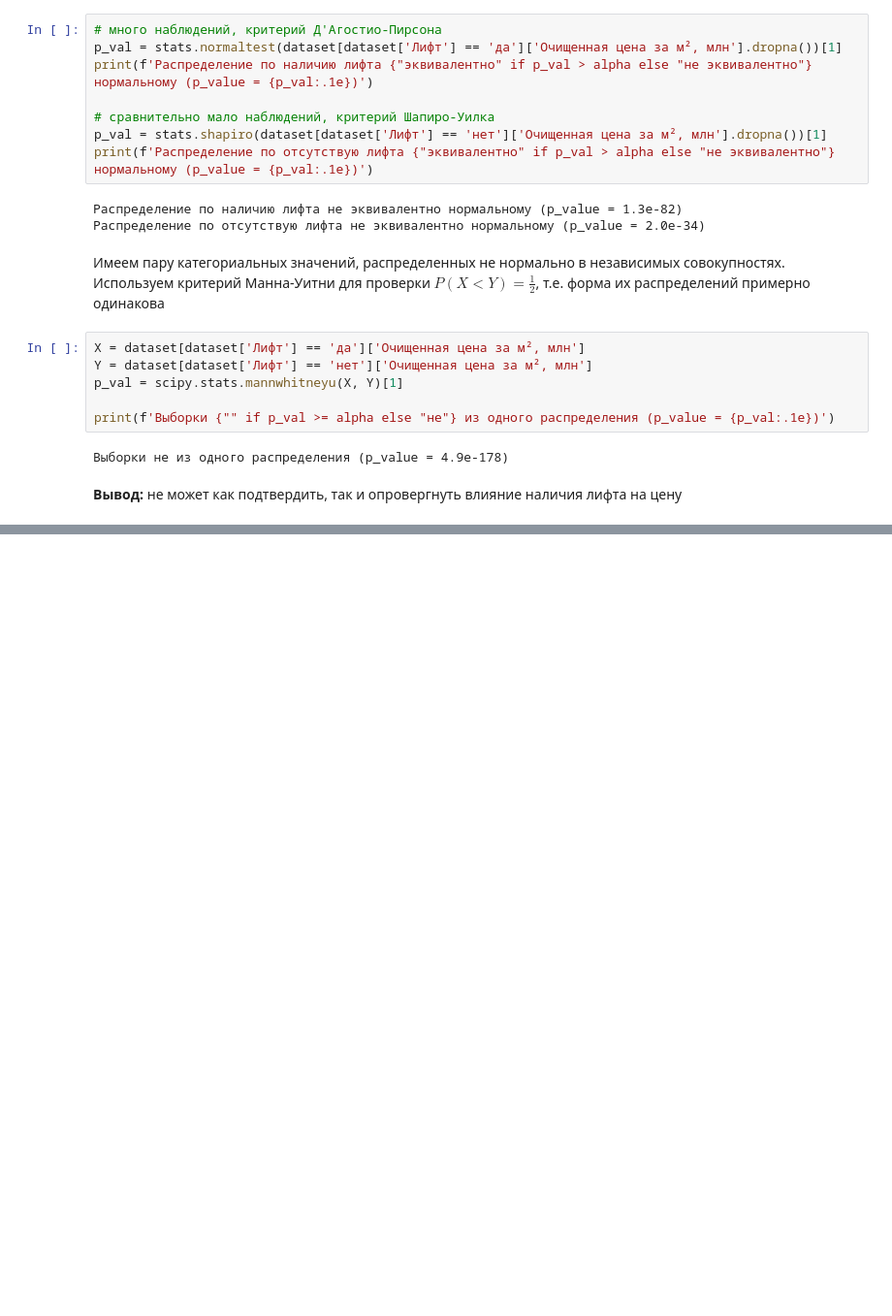
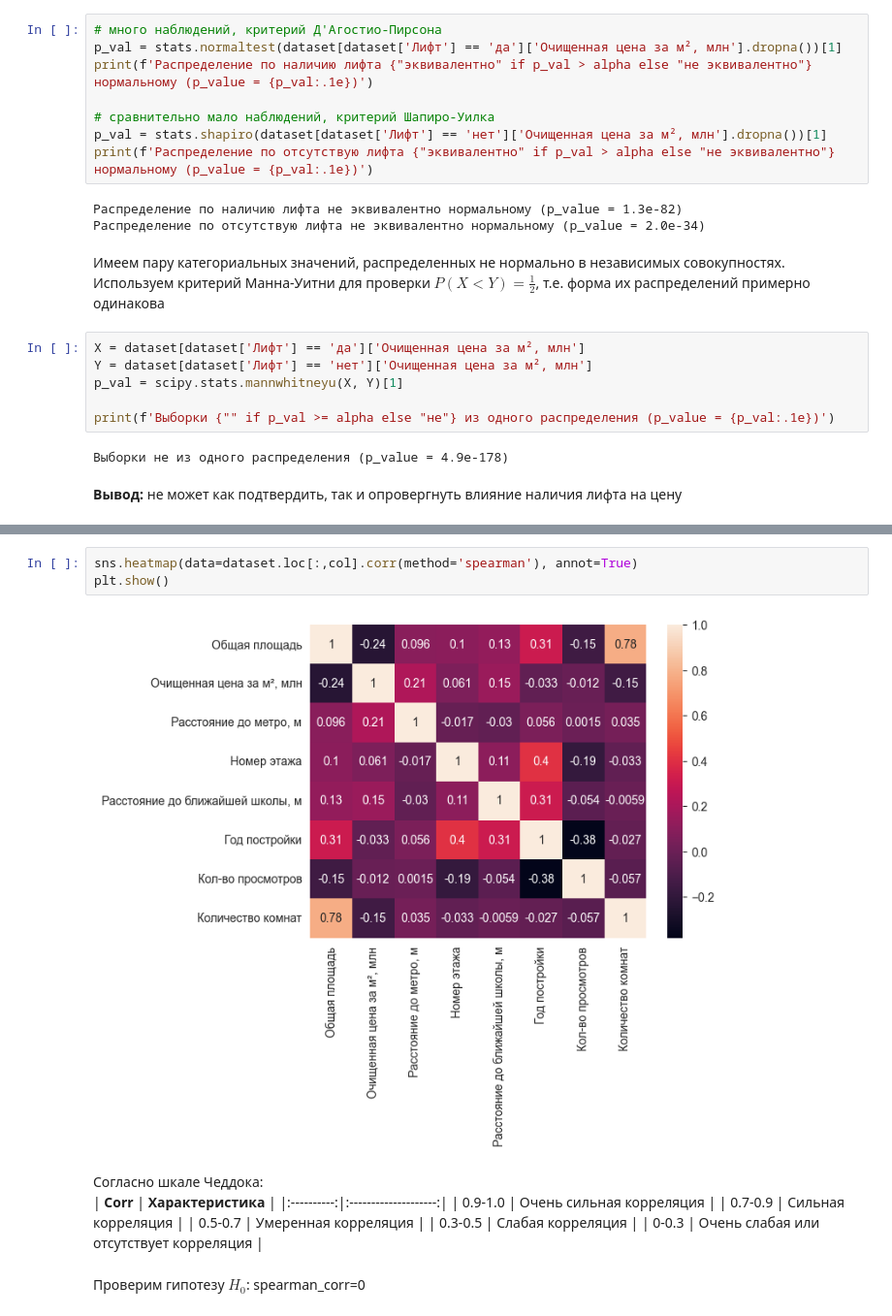
Before and after one commit to Torgovatel/Projects, a Jupyter notebook: DS/moscow-estate-agency-dm/src/main.ipynb, the cells around one changed output, grey strips where cells are left out. Shown at 97% size. Cells and saved outputs as stored; diff of their text form; blank space fills up the shorter version.

```diff
--- a/DS/moscow-estate-agency-dm/src/main.ipynb
+++ b/DS/moscow-estate-agency-dm/src/main.ipynb
@@ -1135,0 +1160,16 @@ print(f'Выборки {"" if p_val >= alpha else "не"} из одного ра
+# %%
+sns.heatmap(data=dataset.loc[:,col].corr(method='spearman'), annot=True)
+plt.show()
+# %% [output]
+[figure, added]
+# %% [markdown]
+Согласно шкале Чеддока:
+|  **Corr**  |  **Характеристика**  |
+|:----------:|:--------------------:|
+|  0.9-1.0   |  Очень сильная корреляция  |
+|  0.7-0.9   |  Сильная корреляция  |
+|  0.5-0.7   |  Умеренная корреляция  |
+|  0.3-0.5   |  Слабая корреляция  |
+|  0-0.3     |  Очень слабая или отсутствует корреляция  |
+# %% [markdown]
+Проверим гипотезу $H_0$: spearman_corr=0
```
Also changed, not shown: parts of 10 cells of this notebook.
